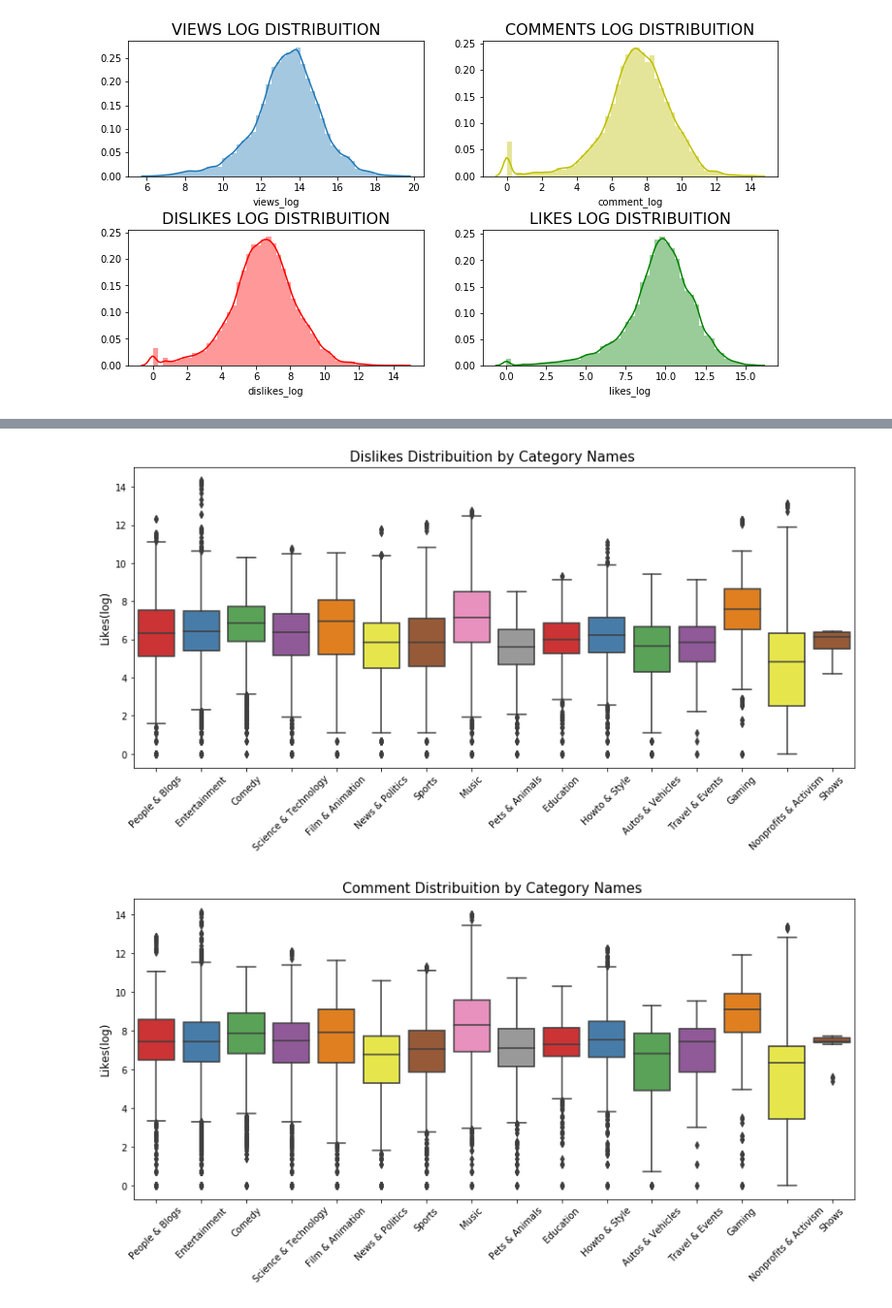
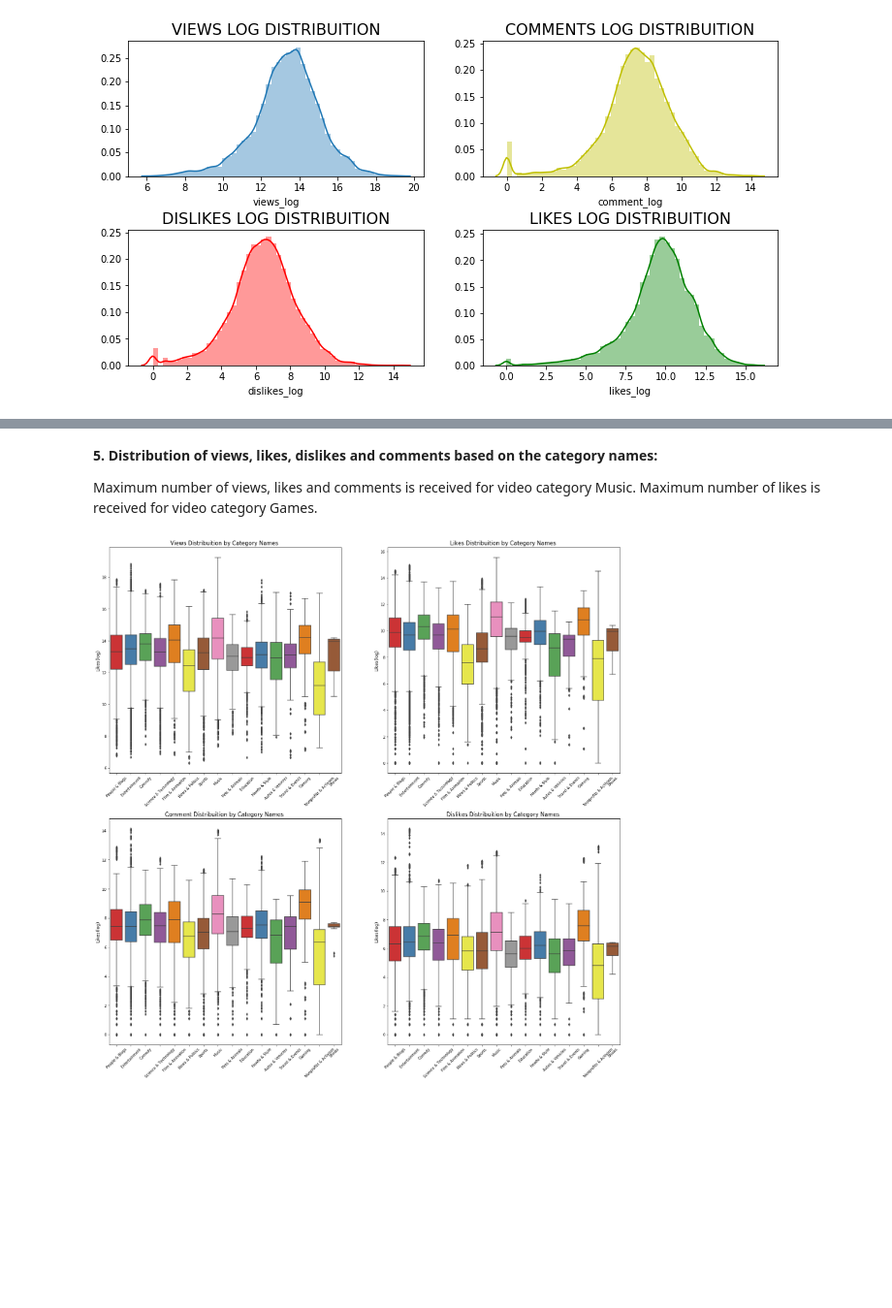
Before and after one commit to avijitj-hub/KDD-Project, a Jupyter notebook: Project - Deliverable 3.ipynb, the cells around one changed output, grey strips where cells are left out. Shown at 97% size. Saved outputs shown, nothing was run; the diff lists cells and outputs as text; code cells hidden in the pictures; blank space fills up the shorter version.

```diff
--- a/Project - Deliverable 3.ipynb
+++ b/Project - Deliverable 3.ipynb
@@ -352,22 +295,41 @@ plt.show()
-# %%
-plt.figure(figsize = (14,6))
-
-g = sns.boxplot(x='category_title', y='dislikes_log', data=USvideo, palette="Set1")
-g.set_xticklabels(g.get_xticklabels(),rotation=45)
-g.set_title("Dislikes Distribuition by Category Names ", fontsize=15)
-g.set_xlabel("", fontsize=12)
-g.set_ylabel("Likes(log)", fontsize=12)
-plt.show()
-# %% [output]
-[figure, removed]
-# %%
-plt.figure(figsize = (14,6))
-
-g = sns.boxplot(x='category_title', y='comment_log', data=USvideo, palette="Set1")
-g.set_xticklabels(g.get_xticklabels(),rotation=45)
-g.set_title("Comment Distribuition by Category Names ", fontsize=15)
-g.set_xlabel("", fontsize=12)
-g.set_ylabel("Likes(log)", fontsize=12)
-plt.show()
-# %% [output]
-[figure, removed]
+# %% [markdown]
+__5. Distribution of views, likes, dislikes and comments based on the category names:__
+
+Maximum number of views, likes and comments is received for video category Music. Maximum number of likes is received for video category Games.
+# %%
+plt.figure(figsize = (25,25))
+
+
+plt.subplot(222)
+g = sns.boxplot(x='category_title', y='likes_log', data=USvideo, palette="Set1")
+g.set_xticklabels(g.get_xticklabels(),rotation=45)
+g.set_title("Likes Distribuition by Category Names ", fontsize=15)
+g.set_xlabel("", fontsize=12)
+g.set_ylabel("Likes(log)", fontsize=12)
+
+
+plt.subplot(221)
+g = sns.boxplot(x='category_title', y='views_log', data=USvideo, palette="Set1")
+g.set_xticklabels(g.get_xticklabels(),rotation=45)
+g.set_title("Views Distribuition by Category Names ", fontsize=15)
+g.set_xlabel("", fontsize=12)
+g.set_ylabel("Likes(log)", fontsize=12)
+
+plt.subplot(224)
+g = sns.boxplot(x='category_title', y='dislikes_log', data=USvideo, palette="Set1")
+g.set_xticklabels(g.get_xticklabels(),rotation=45)
+g.set_title("Dislikes Distribuition by Category Names ", fontsize=15)
+g.set_xlabel("", fontsize=12)
+g.set_ylabel("Likes(log)", fontsize=12)
+
+plt.subplot(223)
+g = sns.boxplot(x='category_title', y='comment_log', data=USvideo, palette="Set1")
+g.set_xticklabels(g.get_xticklabels(),rotation=45)
+g.set_title("Comment Distribuition by Category Names ", fontsize=15)
+g.set_xlabel("", fontsize=12)
+g.set_ylabel("Likes(log)", fontsize=12)
+
+
+plt.show()
+# %% [output]
+[figure, added]
```
Also changed, not shown: parts of 34 cells of this notebook.
